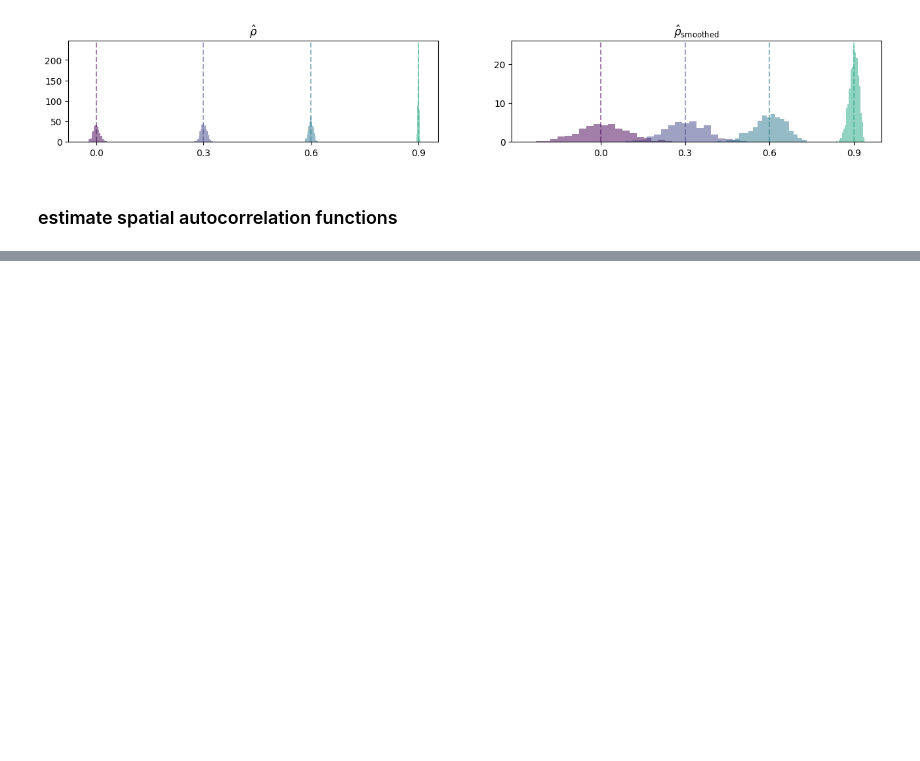
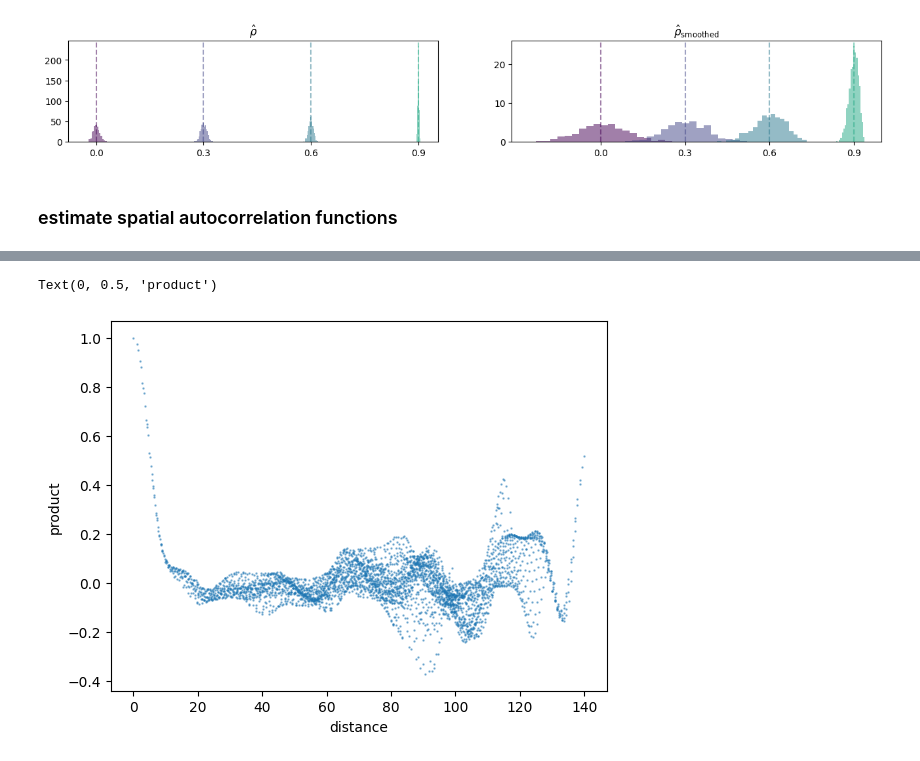
Before and after one commit to griegner/compare-brain-maps, a Jupyter notebook: examples/volumetric-simulation.ipynb, the cells around one changed output, grey strips where cells are left out. Drawn from its saved outputs; the diff is of its cells as text; code cells hidden in the pictures; blank space fills up the shorter version.

```diff
--- a/examples/volumetric-simulation.ipynb
+++ b/examples/volumetric-simulation.ipynb
@@ -304,0 +341,47 @@ acf_sample_pairs(img_smoothed, n_lags, 1000)
+# %%
+def pairwise_acf(img: np.ndarray) -> np.ndarray:
+    """Compute the pairwise autocorrelation function (ACF) for a 2D image.
+
+    Parameters
+    ----------
+    img : np.ndarray
+        The input image.
+
+    Returns
+    -------
+    Tuple[np.ndarray, np.ndarray]
+        - An array of sorted Euclidean distances.
+        - An array of corresponding pairwise autocorrelation estimates.
+    """
+    img_outer_img = np.outer(img, img) / img.var()
+
+    coordinates = np.column_stack(np.where(np.ones_like(img)))
+    distances = squareform(pdist(coordinates, metric="euclidean"))
+
+    idx_triu = np.triu_indices_from(distances, k=0)
+    idx_distances = np.argsort(distances[idx_triu])
+
+    img_outer_img = img_outer_img[idx_triu][idx_distances]
+    distances = distances[idx_triu][idx_distances]
+    distances_unique, idx_unique = np.unique(distances, return_inverse=True)
+
+    correlations = np.bincount(idx_unique, weights=img_outer_img) / np.bincount(idx_unique)
+
+    return distances_unique, correlations
+
+
+fwhm = 8  # n_points in x, y
+std = fwhm / (2 * np.sqrt(2 * np.log(2)))  # convert fwhm to std for Gaussian dist.
+
+img = rng.random(size=(150, 150))
+img_smoothed = smooth_img(img, std)[25:125, 25:125]  # clip edges
+img_smoothed = (img_smoothed - img_smoothed.mean()) / img_smoothed.std()
+
+dist, corrs = pairwise_acf(img_smoothed)
+fig, ax = plt.subplots()
+ax.scatter(dist, corrs, s=0.5, alpha=0.5)
+ax.set_xlabel("distance")
+ax.set_ylabel("product")
+# %% [output]
+Text(0, 0.5, 'product')
+[figure, added]
```
Also changed, not shown: parts of 11 cells of this notebook.
